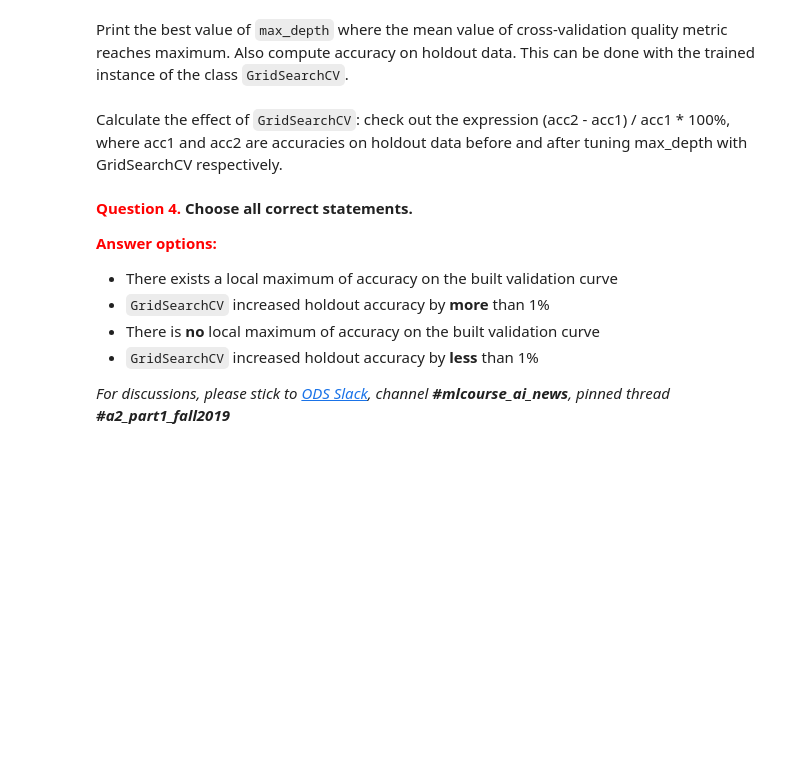
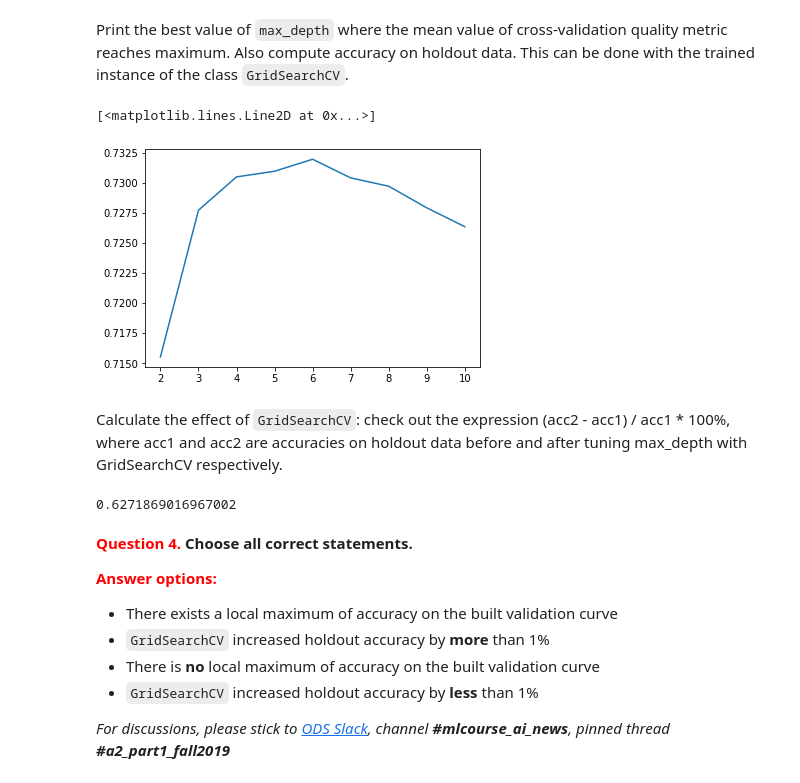
Before and after one commit to ouskah/mlcourse.ai, a Jupyter notebook: 2_/assigment2_part1_decision_trees.ipynb, the cells around one changed output. Drawn from its saved outputs; the diff is of its cells as text; code cells hidden in the pictures; blank space fills up the shorter version.

```diff
--- a/2_/assigment2_part1_decision_trees.ipynb
+++ b/2_/assigment2_part1_decision_trees.ipynb
@@ -206,0 +309,4 @@ Split data into train and holdout parts in the proportion of 7/3 using `sklearn.
+# %%
+model = DecisionTreeClassifier(max_depth=3, random_state=17)
+model.fit(X_train, y_train)
+export_graphviz(model, out_file='tree1.dot', feature_names=new_df.drop(columns='cardio').columns)
@@ -242,6 +364,6 @@ Set up the depth of the tree using cross-validation on the dataset `(X_train, y_
 # %%
 tree_params = {'max_depth': list(range(2, 11))}
 
-tree_grid = GridSearchCV # You code here
+tree_grid = GridSearchCV(model, tree_params, cv=5)
 # %% [markdown]
 Draw the plot to show how mean accuracy is changing in regards to `max_depth` value on cross-validation.
@@ -249,0 +370,2 @@ Draw the plot to show how mean accuracy is changing in regards to `max_depth` va
+# %%
+tree_grid.fit(X_train, y_train)
@@ -250,2 +389,5 @@ Draw the plot to show how mean accuracy is changing in regards to `max_depth` va
+# %%
+y_p = tree_grid.cv_results_['mean_test_score']
+x_p = list(range(2, 11))
 # %% [markdown]
 Print the best value of `max_depth` where the mean value of cross-validation quality metric reaches maximum. Also compute accuracy on holdout data. This can be done with the trained instance of the class `GridSearchCV`.
@@ -253,0 +394,5 @@ Print the best value of `max_depth` where the mean value of cross-validation qua
+# %%
+plt.plot(x_p, y_p)
+# %% [output]
+[<matplotlib.lines.Line2D at 0x...>]
+[figure, added]
@@ -258,3 +404,8 @@ Print the best value of `max_depth` where the mean value of cross-validation qua
+# %%
+(acc2 - acc1) / acc1 * 100
+# acc2 - acc1
+# %% [output]
+0.6271869016967002
 # %% [markdown]
 **<font color='red'>Question 4.</font> Choose all correct statements.**
 
```
Also changed, not shown: parts of 36 cells of this notebook.
